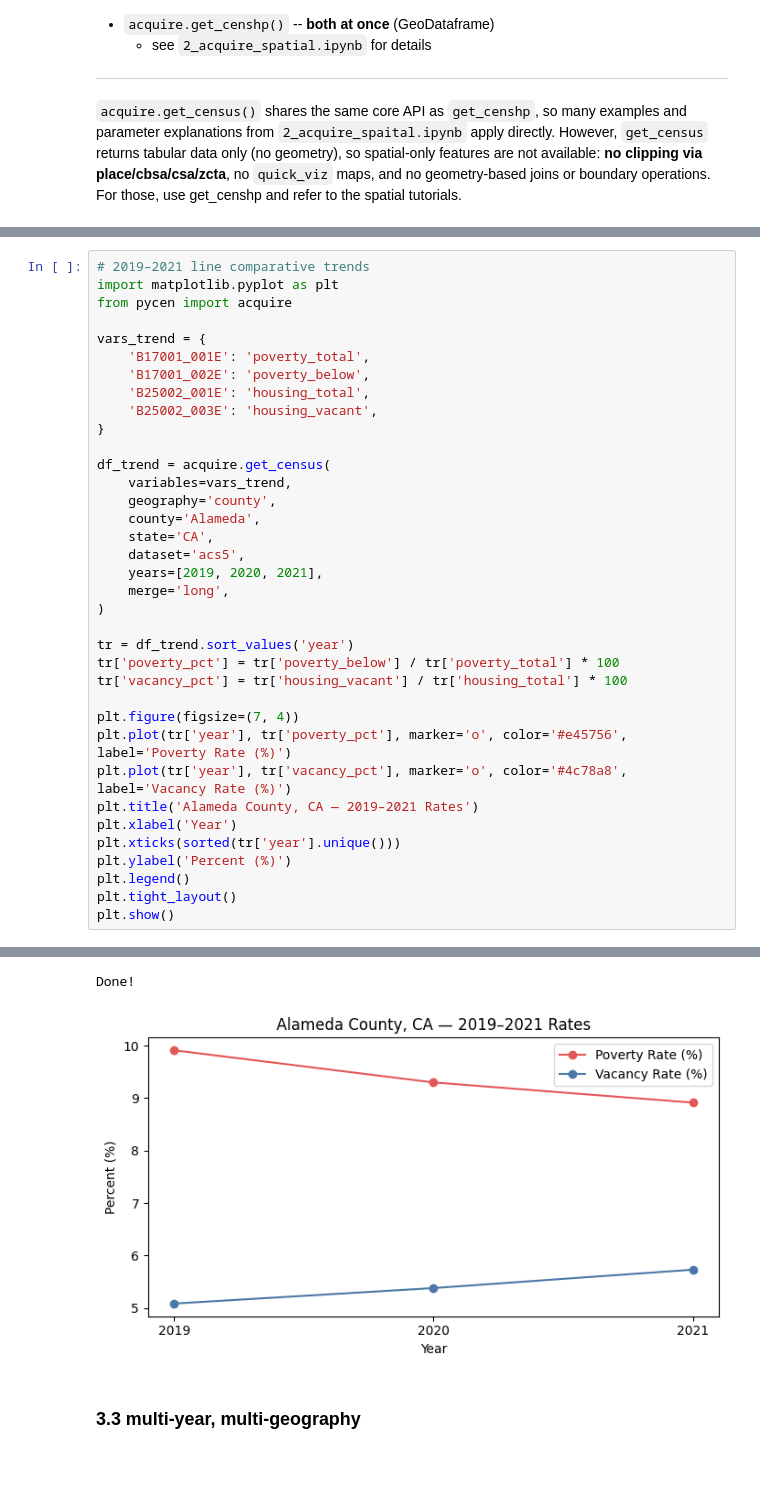
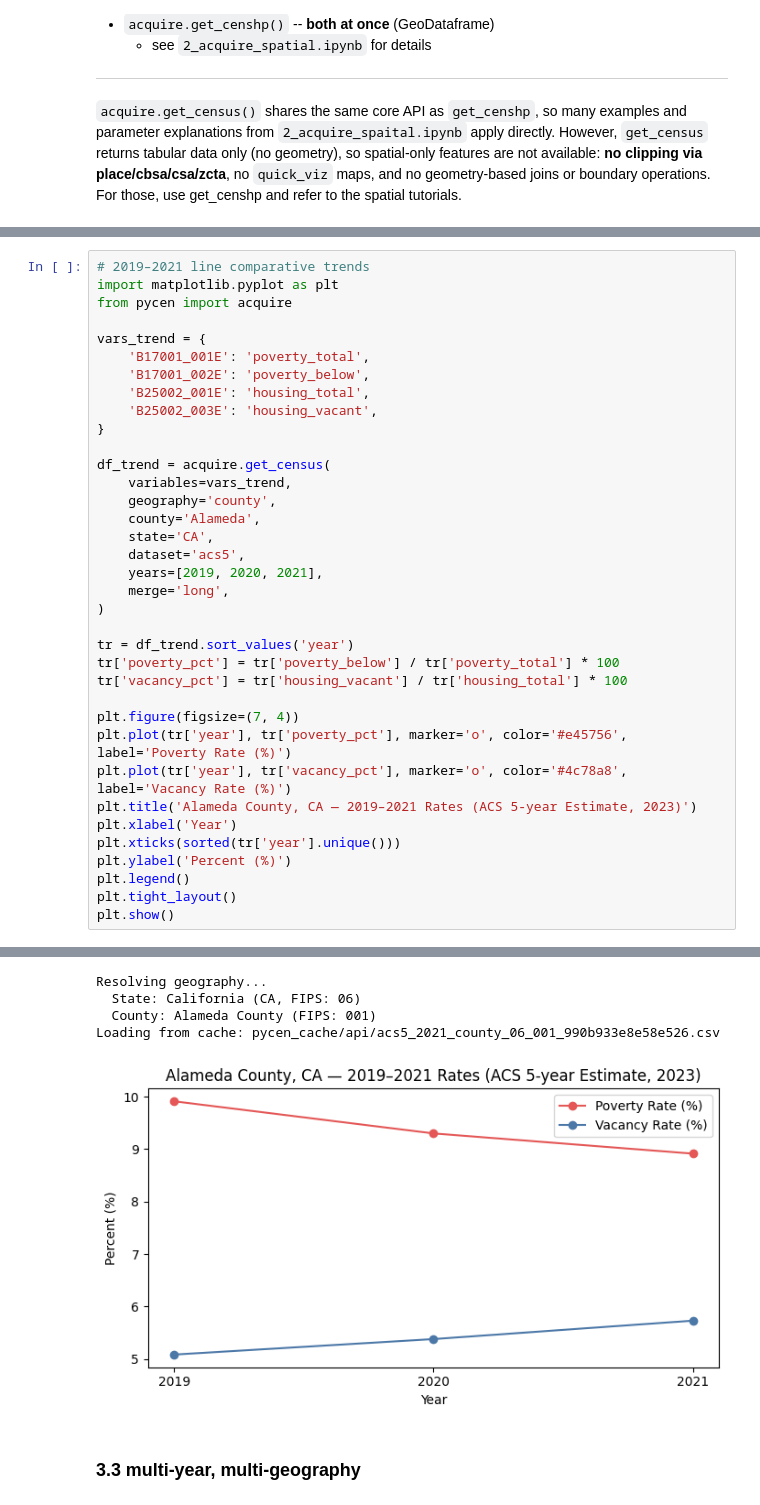
Before and after one commit to Cmaj7-B/pycen-tutorials, a Jupyter notebook: tutorials/3_acquire_tabular.ipynb, the cells around one changed output, grey strips where cells are left out. Drawn from its saved outputs; the diff is of its cells as text; blank space fills up the shorter version.

```diff
--- a/tutorials/3_acquire_tabular.ipynb
+++ b/tutorials/3_acquire_tabular.ipynb
@@ -103,7 +121,7 @@ tr['vacancy_pct'] = tr['housing_vacant'] / tr['housing_total'] * 100
 plt.figure(figsize=(7, 4))
 plt.plot(tr['year'], tr['poverty_pct'], marker='o', color='#e45756', label='Poverty Rate (%)')
 plt.plot(tr['year'], tr['vacancy_pct'], marker='o', color='#4c78a8', label='Vacancy Rate (%)')
-plt.title('Alameda County, CA — 2019–2021 Rates')
+plt.title('Alameda County, CA — 2019–2021 Rates (ACS 5-year Estimate, 2023)')
 plt.xlabel('Year')
 plt.xticks(sorted(tr['year'].unique()))
 plt.ylabel('Percent (%)')
@@ -145,5 +145,8 @@ Fetching data...
-Done!
+Resolving geography...
+  State: California (CA, FIPS: 06)
+  County: Alameda County (FIPS: 001)
+Loading from cache: pycen_cache/api/acs5_2021_county_06_001_990b933e8e58e526.csv
-[figure, old version]
+[figure, new version]
 # %% [markdown]
 ### 3.3 multi-year, multi-geography
 # %%
```
Also changed, not shown: parts of 7 cells of this notebook.
